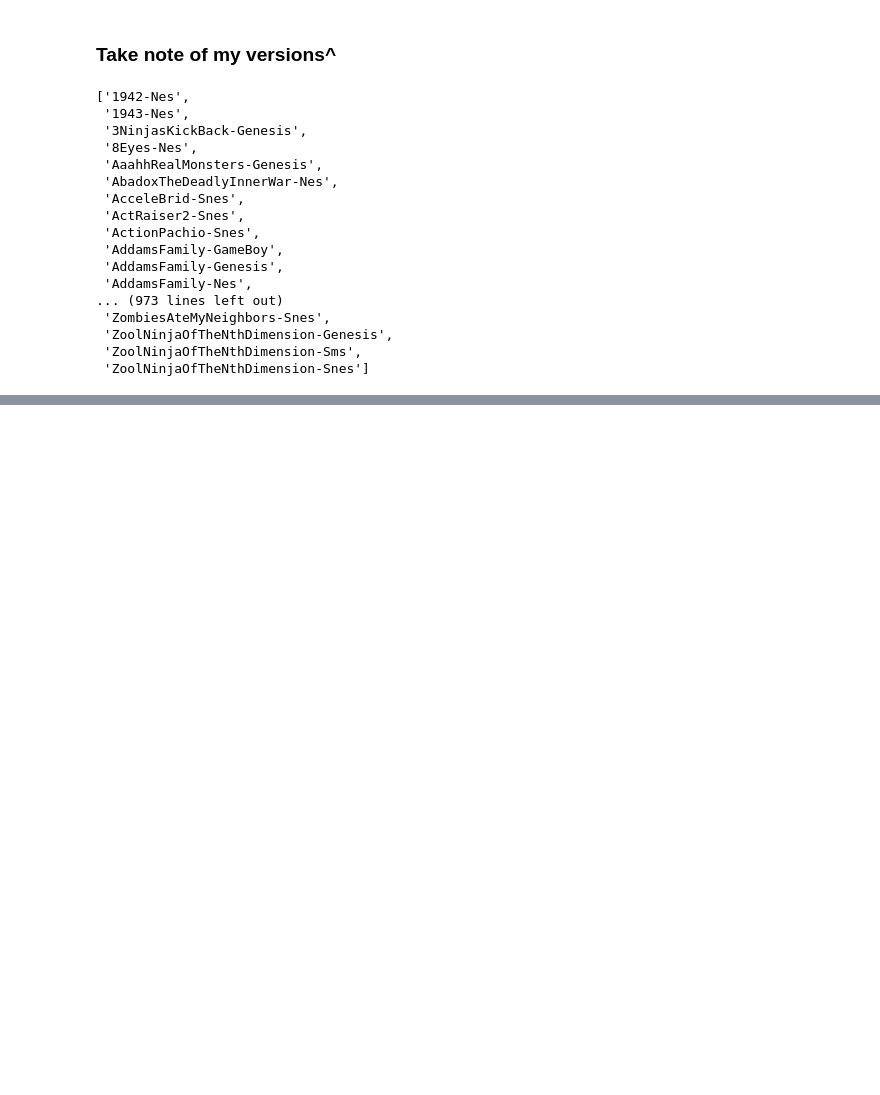
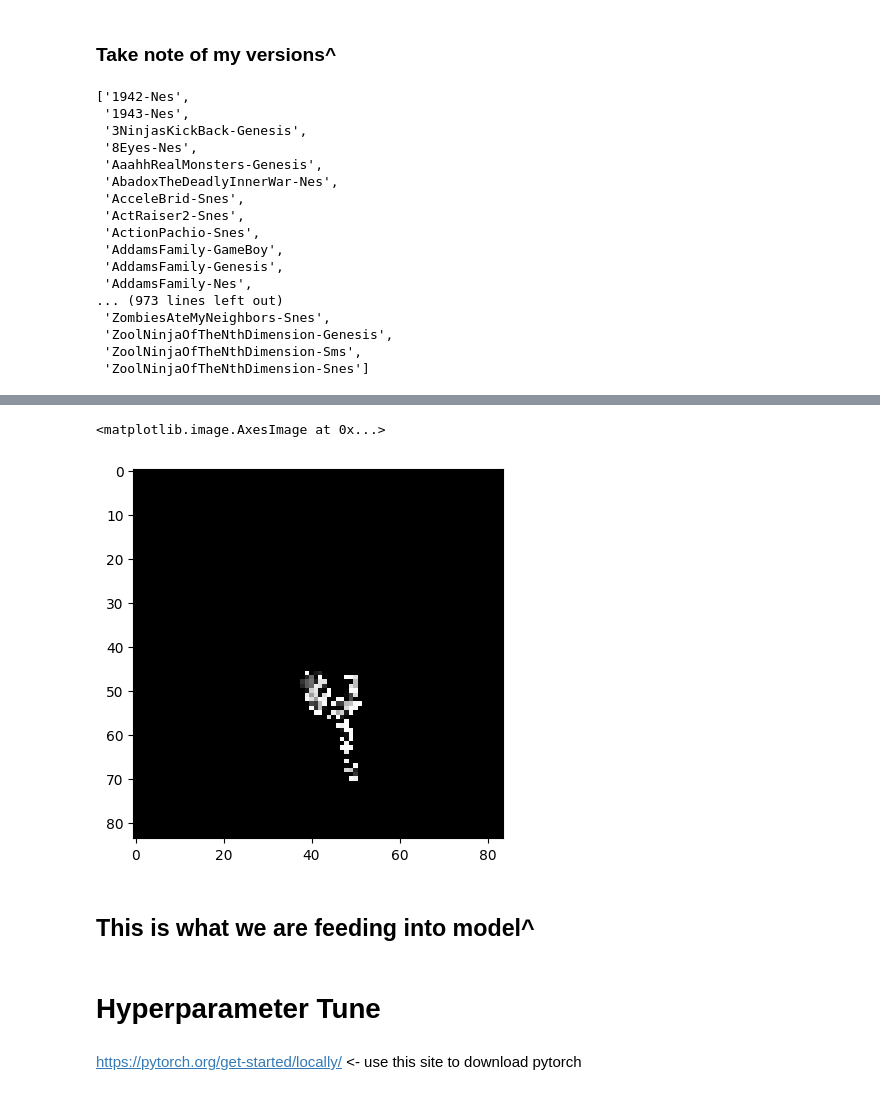
Before and after one commit to SuyogKhanal5/StreetFighterAI, a Jupyter notebook: render.ipynb, the cells around one changed output, grey strips where cells are left out. Saved outputs shown, nothing was run; the diff lists cells and outputs as text; code cells hidden in the pictures; blank space fills up the shorter version.

Commit message:
started hyperparam

```diff
--- a/render.ipynb
+++ b/render.ipynb
@@ -107,0 +195,2 @@ for game in range(1): # play one game
+# %%
+env = StreetFighter()
@@ -107,0 +205,14 @@ for game in range(1): # play one game
+# %%
+# Reset game to starting state
+obs = env.reset()
+# Set flag to flase
+done = False
+for game in range(1):
+    while not done:
+        if done:
+            obs = env.reset()
+        env.render()
+        obs, reward, done, info = env.step(env.action_space.sample())
+        time.sleep(0.01)
+        if reward > 0:
+            print(reward)
@@ -107,0 +239,13 @@ for game in range(1): # play one game
+# %%
+obs, reward, done, info = env.step(env.action_space.sample())
+# %%
+plt.imshow(cv2.cvtColor(obs, cv2.COLOR_BGR2RGB))
+# %% [output]
+<matplotlib.image.AxesImage at 0x...>
+[figure, added]
+# %% [markdown]
+## This is what we are feeding into model^
+# %% [markdown]
+# Hyperparameter Tune
+# %% [markdown]
+https://pytorch.org/get-started/locally/  <- use this site to download pytorch
```
Also changed, not shown: parts of 19 cells of this notebook.
